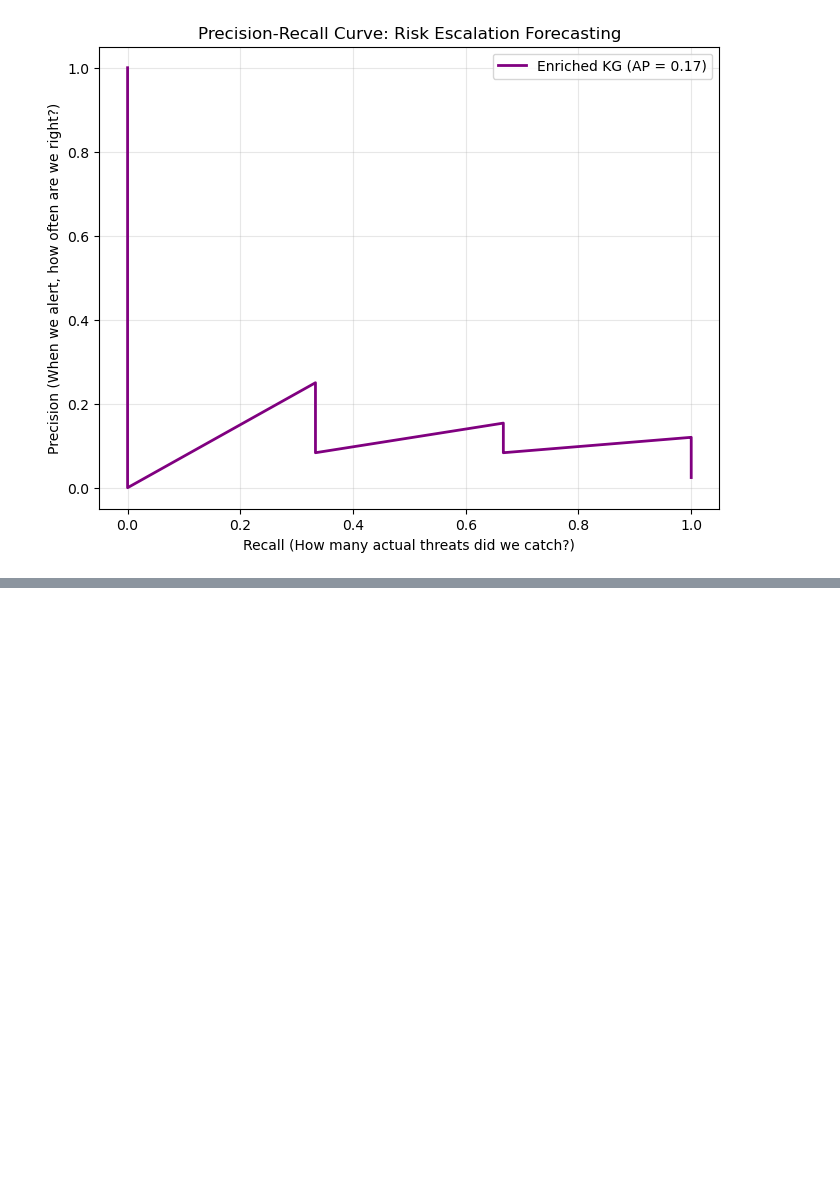
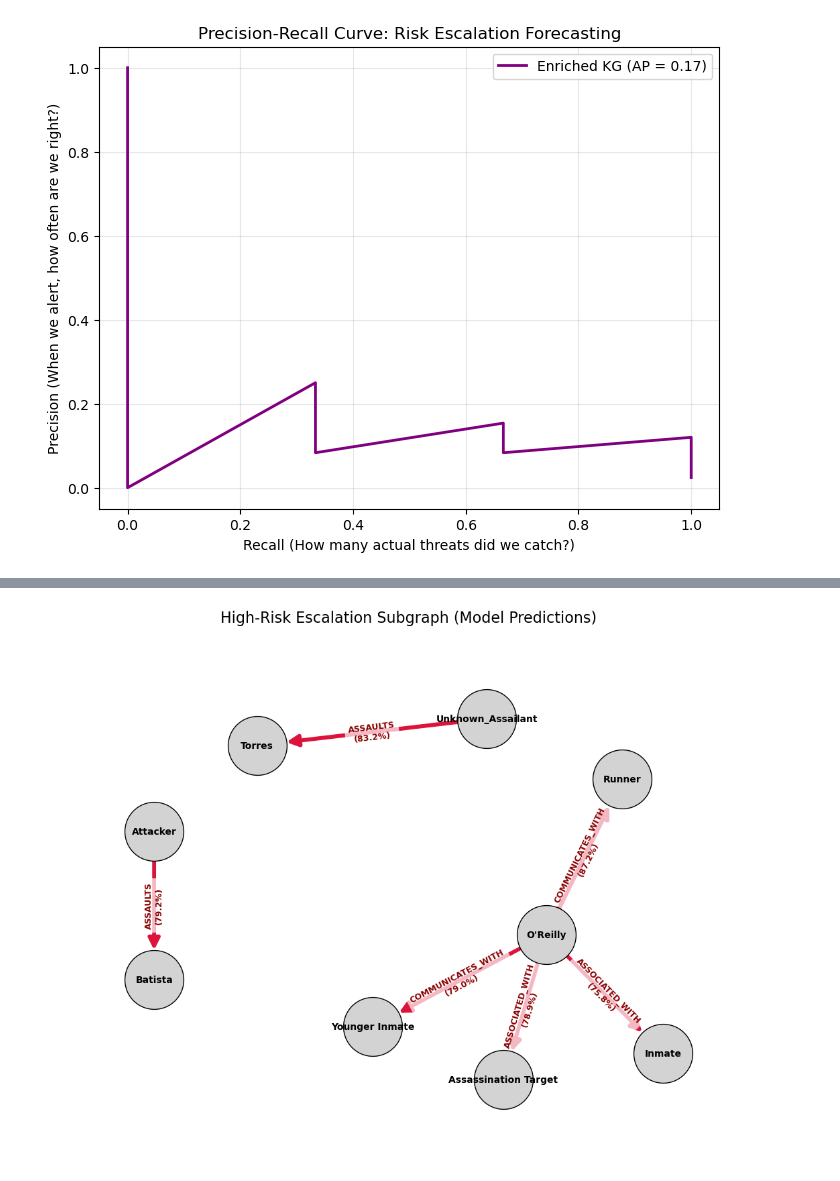
Before and after one commit to mdyagual/sna-for-oms-project, a Jupyter notebook: notebooks/risk_prediction_overview.ipynb, the cells around one changed output, grey strips where cells are left out. Cells and saved outputs as stored; diff of their text form; code cells hidden in the pictures; blank space fills up the shorter version.

```diff
--- a/notebooks/risk_prediction_overview.ipynb
+++ b/notebooks/risk_prediction_overview.ipynb
@@ -236,16 +342,0 @@ plt.show()
-# %%
-# Import your new function
-from core.gnn_layer.risk_predict import generate_threat_report
-
-print("==========================================================")
-print("  GNN THREAT ESCALATION REPORT (ENRICHED KG)  ")
-print("==========================================================\n")
-
-# Generate alerts for any relationship with > 75% escalation probability
-threat_alerts = generate_threat_report(trained_enriched_sna, enriched_data_sna, reverse_mapping_sna, threshold=0.75)
-
-if not threat_alerts:
-    print("✅ No high-risk escalations detected in the current network topology.")
-else:
-    for alert in threat_alerts:
-        print(f"⚠️ HIGH RISK ({alert['probability']:.1f}%): {alert['source']} -> {alert['target']}")
@@ -262,0 +416,79 @@ else:
+# %%
+import networkx as nx
+import matplotlib.pyplot as plt
+from datetime import datetime
+
+# 1. Create a blank, directed graph
+G_threat = nx.DiGraph()
+
+# 2. Add edges safely WITH LABELS
+for alert in threat_alerts:
+    src = alert['source']
+    tgt = alert['target']
+
+    # Format the probability as a clean percentage string
+    prob_pct_string = f"{alert['probability']:.1f}%"
+
+    # Get the predicate, defaulting to 'ESCALATES' if it's somehow missing
+    predicate = alert.get('predicate', 'ESCALATES')
+
+    # COMBINE THEM! The '\n' puts the percentage directly under the word
+    arrow_label = f"{predicate}\n({prob_pct_string})"
+
+    # Handle the weight math for the arrow thickness
+    prob = float(alert['probability'])
+    if prob > 1.0:
+        prob = prob / 100.0
+
+    G_threat.add_edge(src, tgt, weight=prob, label=arrow_label)
+
+# 3. Set up a massive canvas to give the text room to breathe
+plt.figure(figsize=(14, 10))
+
+# FIX 1: Change to Kamada-Kawai layout. It is much smarter about
+# pushing disconnected nodes apart so lines don't cross over them!
+# (If it still acts up, try changing this back to nx.spring_layout(G_threat, k=3.0))
+pos = nx.kamada_kawai_layout(G_threat)
+
+NODE_SIZE = 4000
+
+# 4. Draw the Nodes
+nx.draw_networkx_nodes(G_threat, pos, node_color='lightgrey',
+                       edgecolors='black', node_size=NODE_SIZE, alpha=1.0)
+
+# Draw the Node Labels
+nx.draw_networkx_labels(G_threat, pos, font_size=10, font_weight='bold')
+
+# 5. Draw the Edges (Arrows)
+edge_widths = [1 + (G_threat[u][v]['weight'] * 4) for u, v in G_threat.edges()]
+
+# FIX 2: We changed rad=0.15 back to rad=0.0.
+# Straight lines are required so the text labels align perfectly!
+nx.draw_networkx_edges(G_threat, pos,
+                       arrowstyle='-|>',
+                       arrowsize=25,
+                       edge_color='crimson',
+                       width=edge_widths,
+                       node_size=NODE_SIZE,
+                       connectionstyle="arc3,rad=0.0")
+
+# FIX 3: ADD THE EDGE LABELS (Predicates / Probabilities)
+# This grabs the 'label' we assigned in Step 2 and draws it on the line
+edge_labels = nx.get_edge_attributes(G_threat, 'label')
+nx.draw_networkx_edge_labels(G_threat, pos, edge_labels=edge_labels,
+                             font_color='darkred', font_size=9, font_weight='bold',
+                             # This adds a slight white background to the text so it's readable
+                             bbox=dict(facecolor='white', edgecolor='none', alpha=0.7))
+
+# 6. Formatting
+plt.title("High-Risk Escalation Subgraph (Model Predictions)", fontsize=16, pad=20)
+plt.margins(0.15)
+plt.axis('off')
+
+# Save and show
+timestamp = datetime.now().strftime("%Y%m%d_%H%M%S")
+plt.savefig(f"threat_subgraph_final_{timestamp}.png", dpi=300, bbox_inches='tight')
+
+plt.show()
+# %% [output]
+[figure, added]
```
Also changed, not shown: parts of 8 cells of this notebook.
